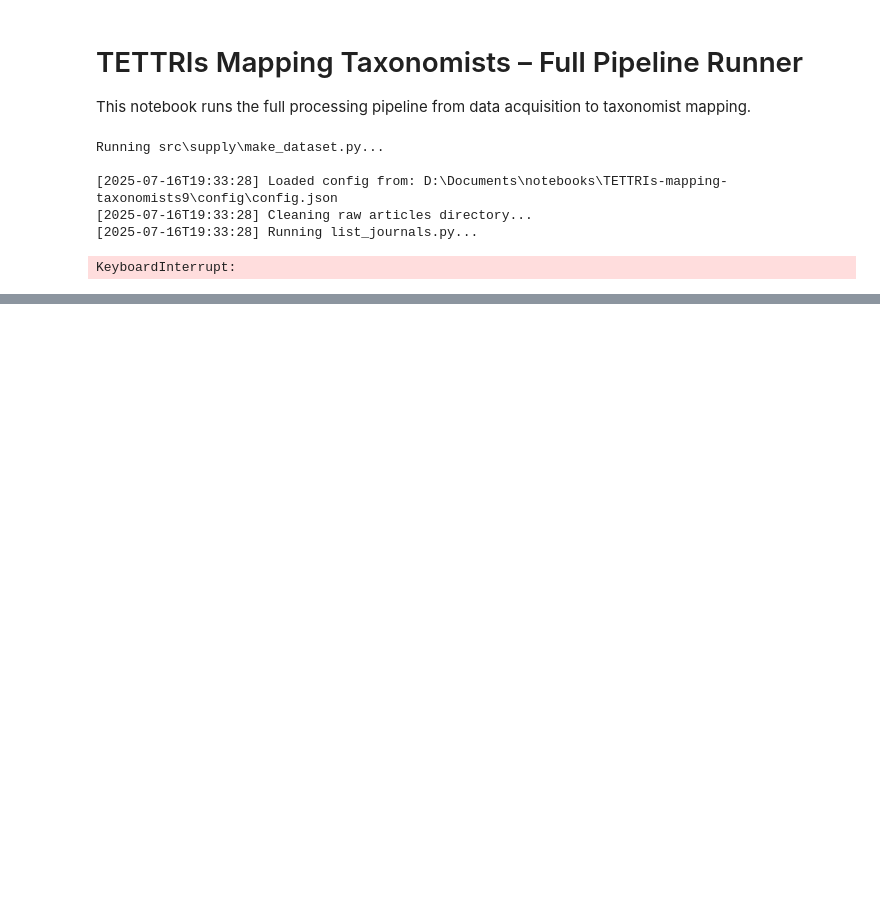
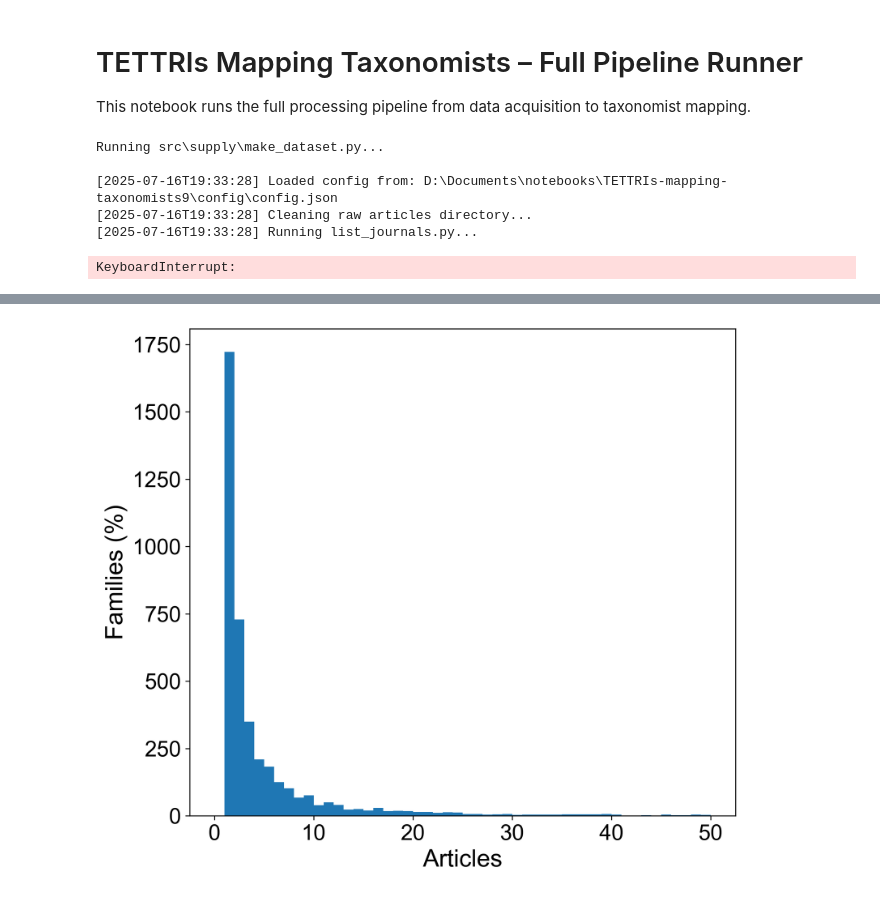
Before and after one commit to AgentschapPlantentuinMeise/Mapping-taxonomists, a Jupyter notebook: mappingTaxonomists.ipynb, the cells around one changed output, grey strips where cells are left out. Saved outputs shown, nothing was run; the diff lists cells and outputs as text; code cells hidden in the pictures; blank space fills up the shorter version.

```diff
--- a/mappingTaxonomists.ipynb
+++ b/mappingTaxonomists.ipynb
@@ -65,0 +134,12 @@ subprocess.run([sys.executable, "filter_articles.py"])
+# %%
+# Define the path to the output PNG file
+
+output_png = Path("reports/figures/FigS3.png").resolve()
+
+# Display the PNG if it exists
+if output_png.exists():
+    display(Image(filename=str(output_png)))
+else:
+    print(f"Image not found at: {output_png}")
+# %% [output]
+[figure, added]
```
Also changed, not shown: parts of 7 cells of this notebook, 15 other files.
